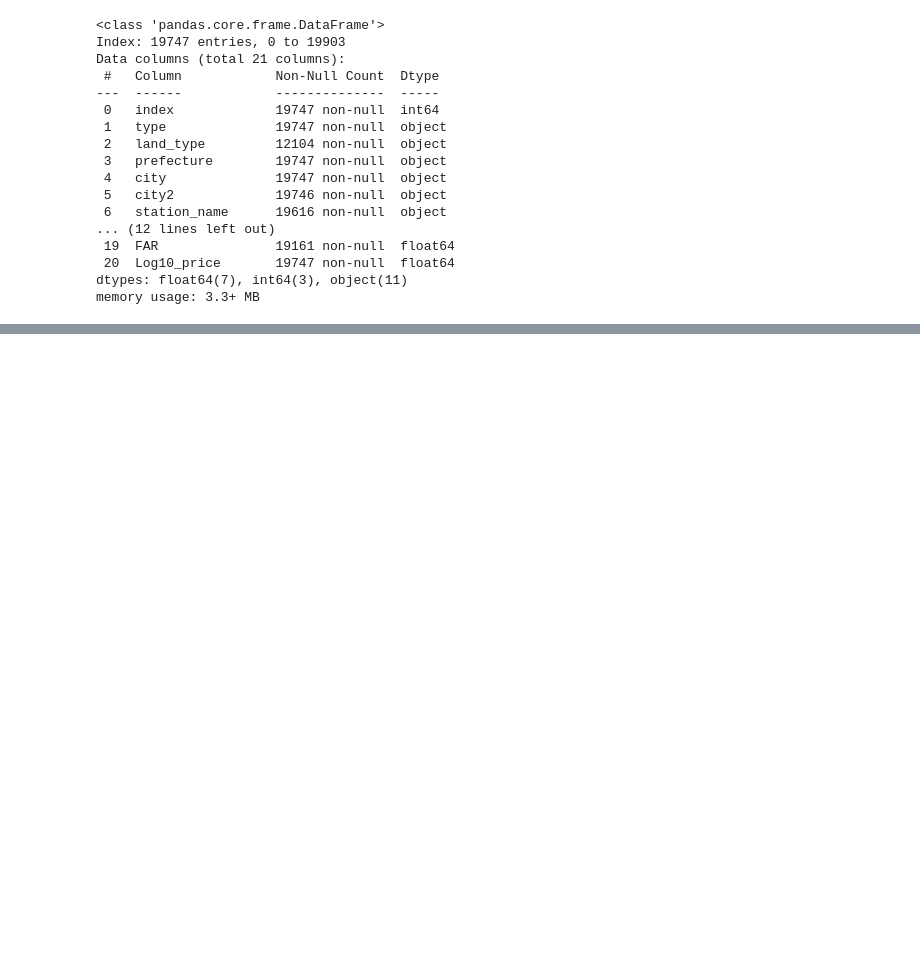
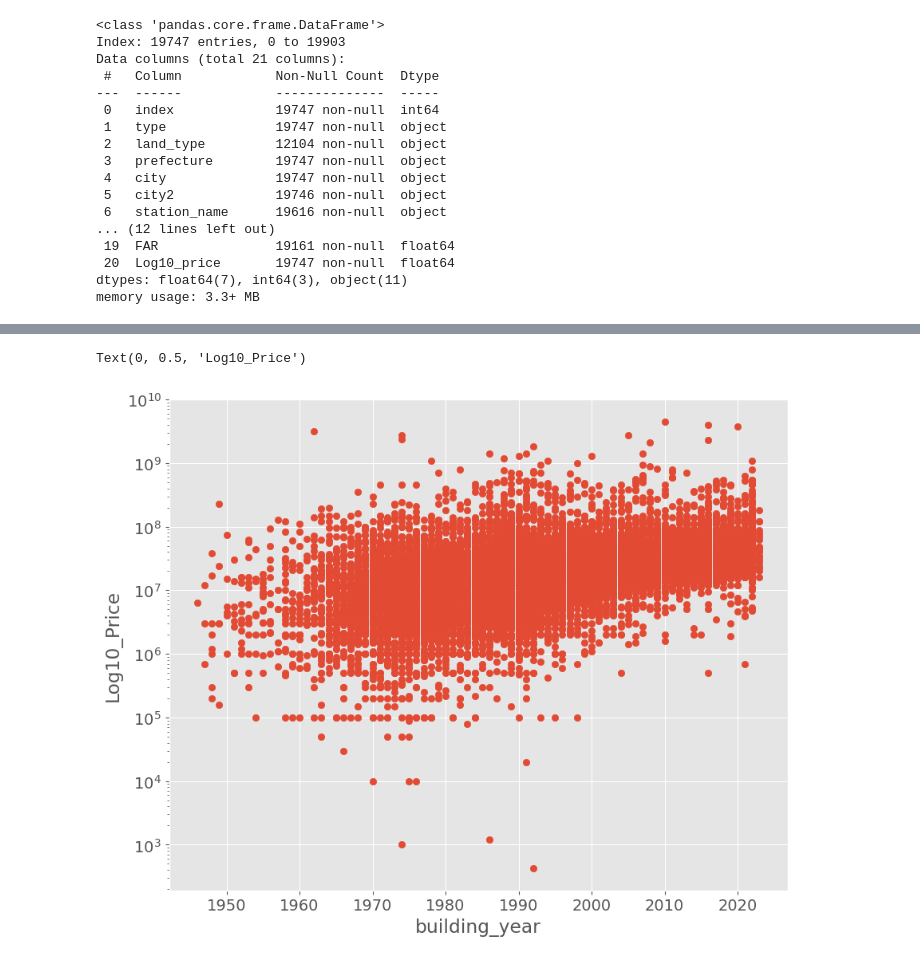
Before and after one commit to RYOTA2528/data_analysis_practice, a Jupyter notebook: [DAY8]Matplotlib_learn_.ipynb, the cells around one changed output, grey strips where cells are left out. Cells and saved outputs as stored; diff of their text form; code cells hidden in the pictures; blank space fills up the shorter version.

```diff
--- a/[DAY8]Matplotlib_learn_.ipynb
+++ b/[DAY8]Matplotlib_learn_.ipynb
@@ -117,0 +124,9 @@ memory usage: 3.3+ MB
+# %%
+# 対数の散布図で変化をわかりやすく見る
+plt.scatter(df['building_year'], df['price'])
+plt.yscale('log')
+plt.xlabel('building_year')
+plt.ylabel('Log10 Price')
+# %% [output]
+Text(0, 0.5, 'Log10_Price')
+[figure, added]
```
Also changed, not shown: parts of 2 cells of this notebook.
